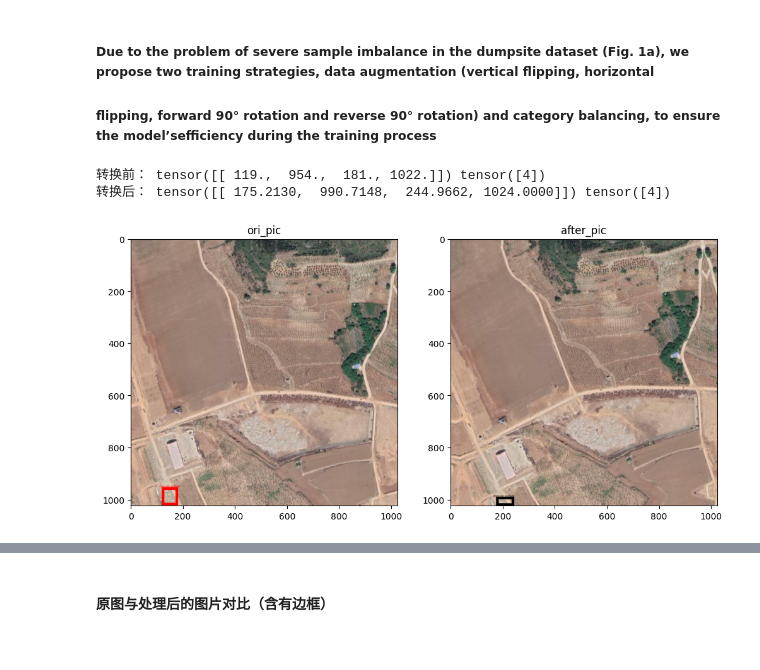
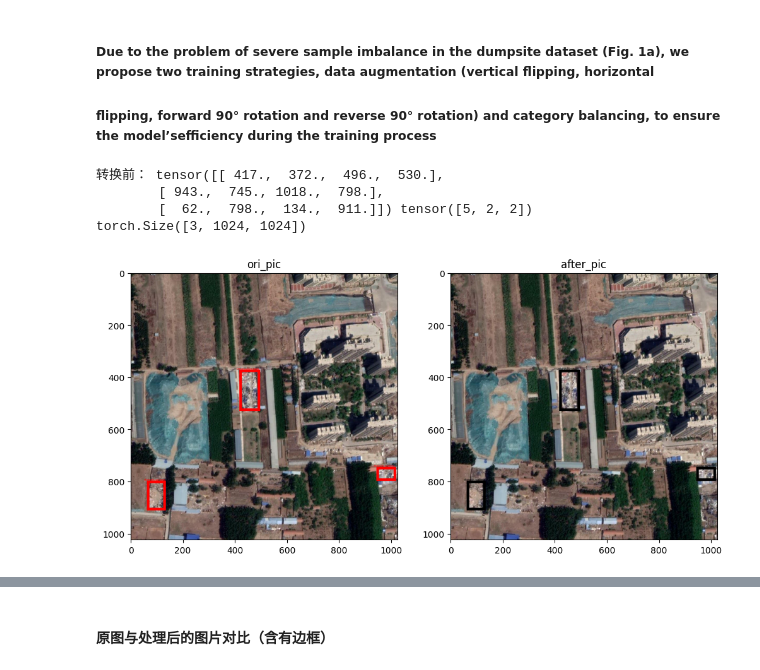
Before and after one commit to fengyan-cn/COMP9444, a Jupyter notebook: project/data_processing.ipynb, the cells around one changed output, grey strips where cells are left out. Saved outputs shown, nothing was run; the diff lists cells and outputs as text; code cells hidden in the pictures.

```diff
--- a/project/data_processing.ipynb
+++ b/project/data_processing.ipynb
@@ -212,5 +222,5 @@ class  VOCDataset(Dataset):
 # %%
-transform = A.Compose([
+train_transform = A.Compose([
     A.HorizontalFlip(p=0.5),
     A.VerticalFlip(p=0.5),
     A.Rotate(limit=90, p=0.5),
@@ -218,12 +228,12 @@ transform = A.Compose([
     A.Normalize(mean=[0.485, 0.456, 0.406], std=[0.229, 0.224, 0.225]),
     ToTensorV2()
 ], bbox_params=A.BboxParams(format='pascal_voc', label_fields=['labels']))
+
+test_transform = T.Compose([
+    T.ToTensor(),
+    T.Normalize(mean=[0.485, 0.456, 0.406], std=[0.229, 0.224, 0.225])
+])
 # %%
-mean = [0.485, 0.456, 0.406]
-std = [0.229, 0.224, 0.225]
-
-
-
 def collate_fn(batch):
     images = []
     targets = []
@@ -236,11 +246,15 @@ def collate_fn(batch):
 
 
 # transforms = DetectionTransforms()
-dataset = VOCDataset(root='./dumpsite_data/VOC2012/train', transforms=transform)
-dataloader = DataLoader(dataset, batch_size=8, collate_fn=collate_fn)
+train_dataset = VOCDataset(root='./dumpsite_data/VOC2012/train', transforms=train_transform)
+train_dataloader = DataLoader(train_dataset, batch_size=8, collate_fn=collate_fn)
+test_dataset = VOCDataset(root='./dumpsite_data/VOC2012/test', transforms=test_transform)
+test_dataloader = DataLoader(test_dataset, batch_size=8, collate_fn=collate_fn)
 # %%
-dataset.compare_pic(32)
+test_dataset.compare_pic(32)
 # %% [output]
-转换前： tensor([[ 119.,  954.,  181., 1022.]]) tensor([4])
-转换后： tensor([[ 175.2130,  990.7148,  244.9662, 1024.0000]]) tensor([4])
+转换前： tensor([[ 417.,  372.,  496.,  530.],
+        [ 943.,  745., 1018.,  798.],
+        [  62.,  798.,  134.,  911.]]) tensor([5, 2, 2])
+torch.Size([3, 1024, 1024])
-[figure, old version]
+[figure, new version]
```
Also changed, not shown: parts of 12 cells of this notebook.
